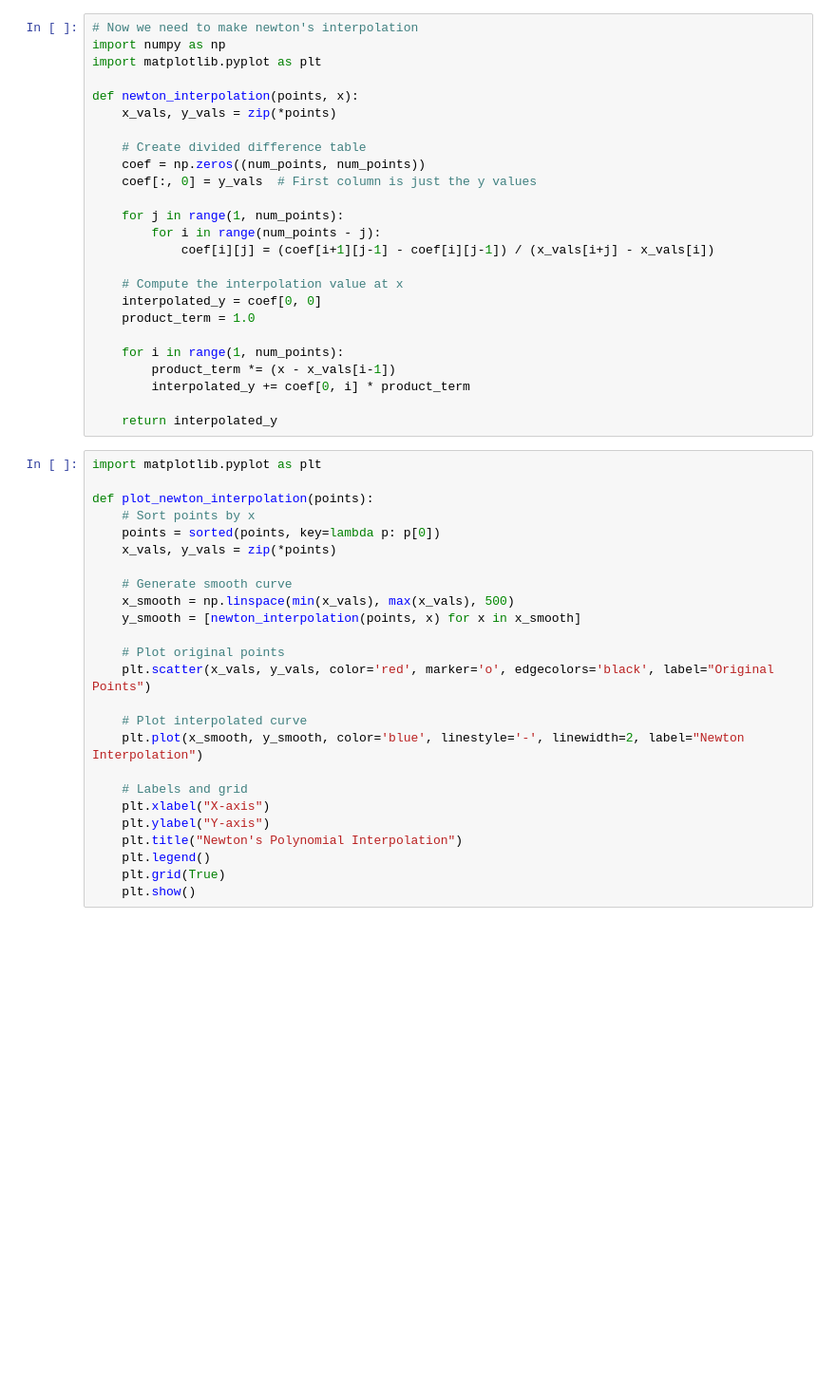
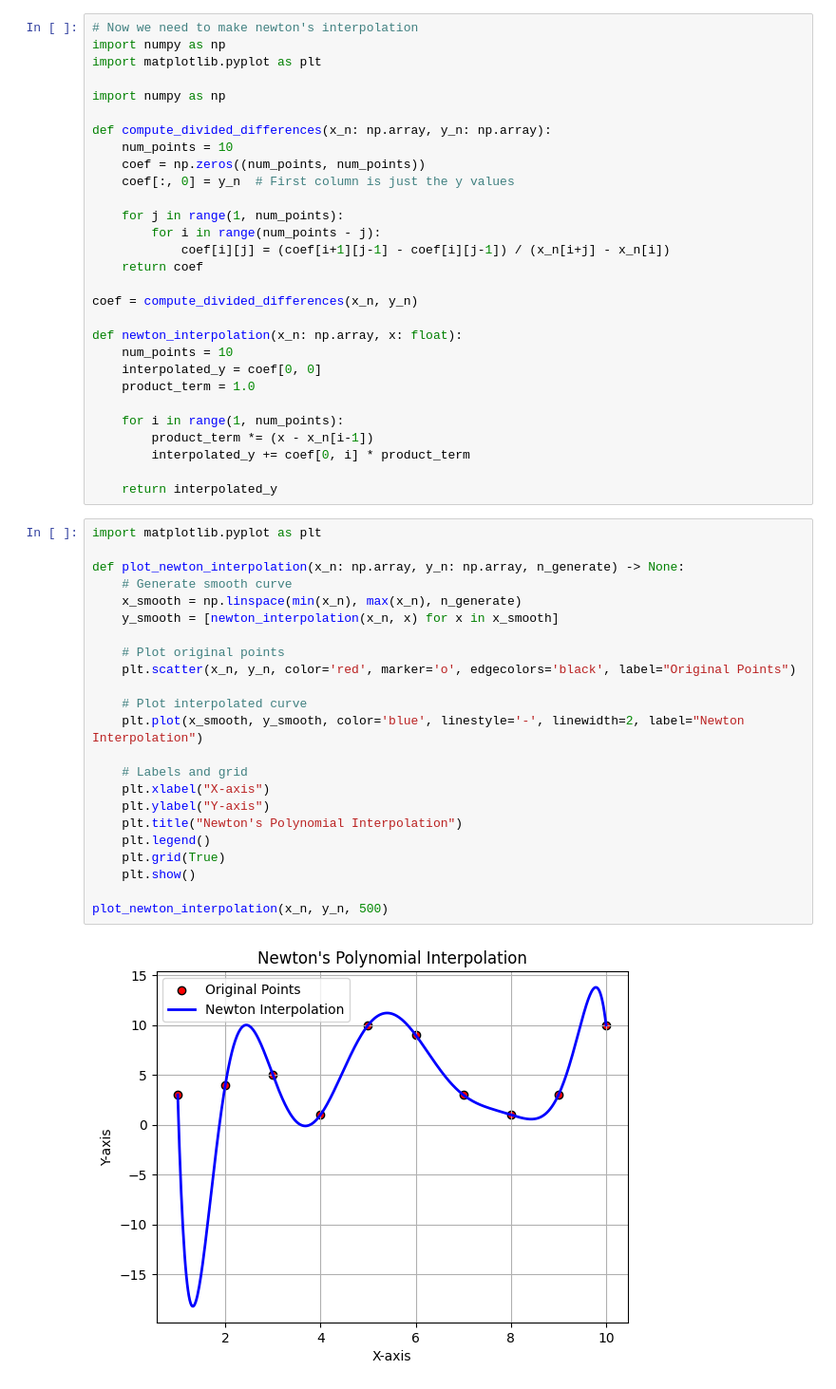
Before and after one commit to yusufshihata/ne, a Jupyter notebook: Interpolation/Interpolation.ipynb, the cells around one changed output. Shown at 95% size. Drawn from its saved outputs; the diff is of its cells as text; blank space fills up the shorter version.

```diff
--- a/Interpolation/Interpolation.ipynb
+++ b/Interpolation/Interpolation.ipynb
@@ -67,48 +64,52 @@ plot_lagrange_interpolation(points)
 import numpy as np
 import matplotlib.pyplot as plt
 
-def newton_interpolation(points, x):
-    x_vals, y_vals = zip(*points)
+import numpy as np
 
-    # Create divided difference table
+def compute_divided_differences(x_n: np.array, y_n: np.array):
+    num_points = 10
     coef = np.zeros((num_points, num_points))
-    coef[:, 0] = y_vals  # First column is just the y values
+    coef[:, 0] = y_n  # First column is just the y values
 
     for j in range(1, num_points):
         for i in range(num_points - j):
-            coef[i][j] = (coef[i+1][j-1] - coef[i][j-1]) / (x_vals[i+j] - x_vals[i])
+            coef[i][j] = (coef[i+1][j-1] - coef[i][j-1]) / (x_n[i+j] - x_n[i])
+    return coef
 
-    # Compute the interpolation value at x
+coef = compute_divided_differences(x_n, y_n)
+
+def newton_interpolation(x_n: np.array, x: float):
+    num_points = 10
     interpolated_y = coef[0, 0]
     product_term = 1.0
 
     for i in range(1, num_points):
-        product_term *= (x - x_vals[i-1])
+        product_term *= (x - x_n[i-1])
         interpolated_y += coef[0, i] * product_term
 
     return interpolated_y
 # %%
 import matplotlib.pyplot as plt
 
-def plot_newton_interpolation(points):
-    # Sort points by x
-    points = sorted(points, key=lambda p: p[0])
-    x_vals, y_vals = zip(*points)
-
+def plot_newton_interpolation(x_n: np.array, y_n: np.array, n_generate) -> None:
     # Generate smooth curve
-    x_smooth = np.linspace(min(x_vals), max(x_vals), 500)
-    y_smooth = [newton_interpolation(points, x) for x in x_smooth]
+    x_smooth = np.linspace(min(x_n), max(x_n), n_generate)
+    y_smooth = [newton_interpolation(x_n, x) for x in x_smooth]
 
     # Plot original points
-    plt.scatter(x_vals, y_vals, color='red', marker='o', edgecolors='black', label="Original Points")
+    plt.scatter(x_n, y_n, color='red', marker='o', edgecolors='black', label="Original Points")
 
     # Plot interpolated curve
     plt.plot(x_smooth, y_smooth, color='blue', linestyle='-', linewidth=2, label="Newton Interpolation")
 
     # Labels and grid
     plt.xlabel("X-axis")
     plt.ylabel("Y-axis")
     plt.title("Newton's Polynomial Interpolation")
     plt.legend()
     plt.grid(True)
     plt.show()
+
+plot_newton_interpolation(x_n, y_n, 500)
+# %% [output]
+[figure, added]
```
Also changed, not shown: parts of 12 cells of this notebook.
